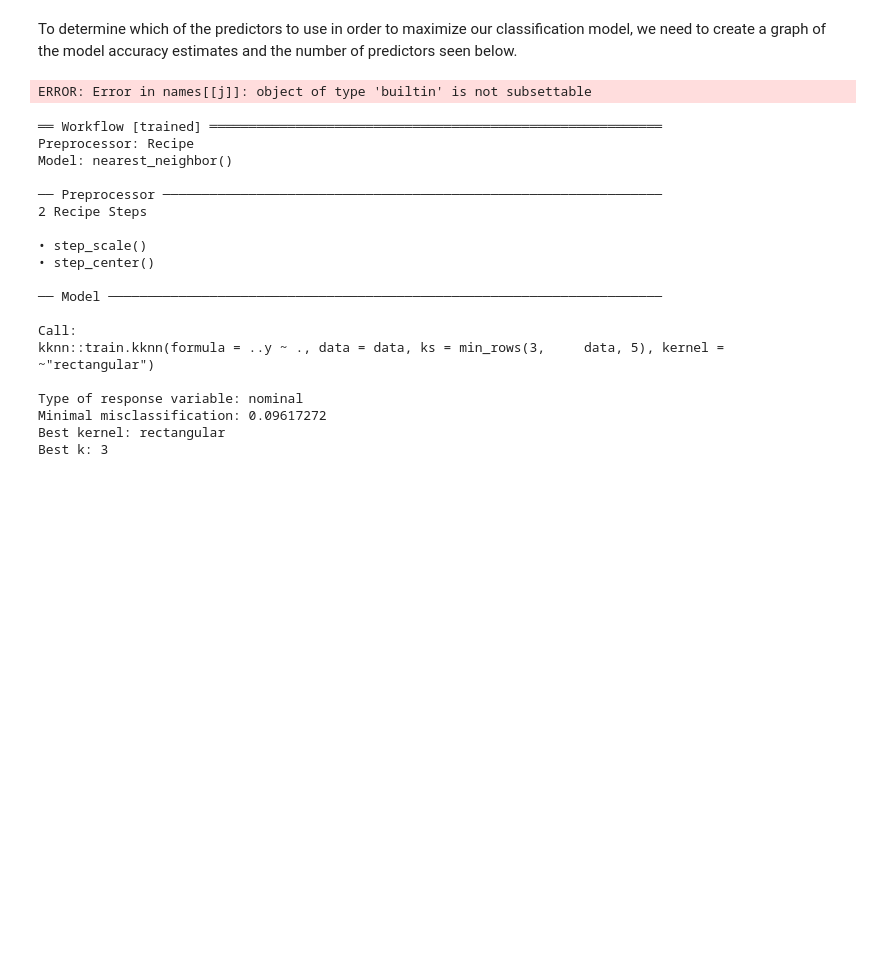
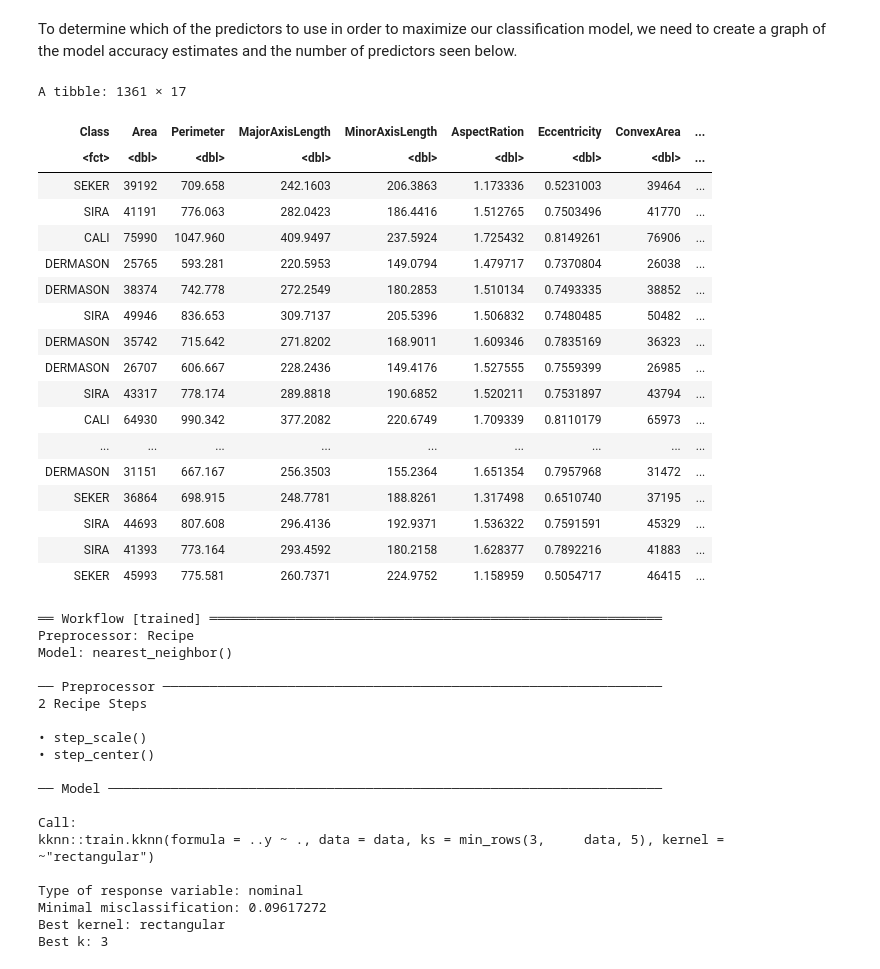
Before and after one commit to flora-hang/Data-analysis-project, a Jupyter notebook: Group Projectv2.ipynb, the cells around one changed output. Cells and saved outputs as stored; diff of their text form; code cells hidden in the pictures; blank space fills up the shorter version.

```diff
--- a/Group Projectv2.ipynb
+++ b/Group Projectv2.ipynb
@@ -59,7 +59,7 @@ The following object is masked from 'package:tidyr':
 
     complete
 # %%
-url <- "https://raw.githubusercontent.com/Ericckiim/DSCI-Group-Project/main/Dry_Bean_Dataset.csv?token=GHSAT0AAAAAACLEA7BQSJCR7WK5W7DN5PFMZLRJMEA"
+url <- "https://raw.githubusercontent.com/saucemmmm/DSCIProject2/main/Dry_Bean_Dataset.csv"
 bean_data_unscaled <- read_csv(url)
 # Needs to be loaded in from original source on web
 glimpse(bean_data_unscaled)
@@ -209,6 +209,28 @@ To determine which of the predictors to use in order to maximize our classificat
 # %%
 bean_subset <- random_sample |>
     select(Class, Area, Perimeter, MajorAxisLength, MinorAxisLength, AspectRation, Eccentricity, ConvexArea, EquivDiameter, Extent, Solidity, roundness, Compactness, ShapeFactor1, ShapeFactor2, ShapeFactor3, ShapeFactor4)
+names <- colnames(bean_subset |> select(-Class))
+bean_subset
+# %% [output]
+A tibble: 1361 × 17
+| Class | Area | Perimeter | MajorAxisLength | MinorAxisLength | AspectRation | Eccentricity | ConvexArea | ... |
+| <fct> | <dbl> | <dbl> | <dbl> | <dbl> | <dbl> | <dbl> | <dbl> | ... |
+| SEKER | 39192 | 709.658 | 242.1603 | 206.3863 | 1.173336 | 0.5231003 | 39464 | ... |
+| SIRA | 41191 | 776.063 | 282.0423 | 186.4416 | 1.512765 | 0.7503496 | 41770 | ... |
+| CALI | 75990 | 1047.960 | 409.9497 | 237.5924 | 1.725432 | 0.8149261 | 76906 | ... |
+| DERMASON | 25765 | 593.281 | 220.5953 | 149.0794 | 1.479717 | 0.7370804 | 26038 | ... |
+| DERMASON | 38374 | 742.778 | 272.2549 | 180.2853 | 1.510134 | 0.7493335 | 38852 | ... |
+| SIRA | 49946 | 836.653 | 309.7137 | 205.5396 | 1.506832 | 0.7480485 | 50482 | ... |
+| DERMASON | 35742 | 715.642 | 271.8202 | 168.9011 | 1.609346 | 0.7835169 | 36323 | ... |
+| DERMASON | 26707 | 606.667 | 228.2436 | 149.4176 | 1.527555 | 0.7559399 | 26985 | ... |
+| SIRA | 43317 | 778.174 | 289.8818 | 190.6852 | 1.520211 | 0.7531897 | 43794 | ... |
+| CALI | 64930 | 990.342 | 377.2082 | 220.6749 | 1.709339 | 0.8110179 | 65973 | ... |
+| ... | ... | ... | ... | ... | ... | ... | ... | ... |
+| DERMASON | 31151 | 667.167 | 256.3503 | 155.2364 | 1.651354 | 0.7957968 | 31472 | ... |
+| SEKER | 36864 | 698.915 | 248.7781 | 188.8261 | 1.317498 | 0.6510740 | 37195 | ... |
+| SIRA | 44693 | 807.608 | 296.4136 | 192.9371 | 1.536322 | 0.7591591 | 45329 | ... |
+| SIRA | 41393 | 773.164 | 293.4592 | 180.2158 | 1.628377 | 0.7892216 | 41883 | ... |
+| SEKER | 45993 | 775.581 | 260.7371 | 224.9752 | 1.158959 | 0.5054717 | 46415 | ... |
 # %%
 # create an empty tibble to store the results
 accuracies <- tibble(size = integer(),
@@ -270,8 +292,6 @@ for (i in 1:n_total) {
     names <- names[-jstar]
 }
 accuracies
-# %% [output]
-ERROR: Error in names[[j]]: object of type 'builtin' is not subsettable
 # %%
 bean_recipe <- recipe(Class ~ Area + MinorAxisLength + AspectRation + ConvexArea + EquivDiameter + roundness + Compactness + ShapeFactor2, data = bean_train) |>
     step_scale(all_predictors()) |>
```
